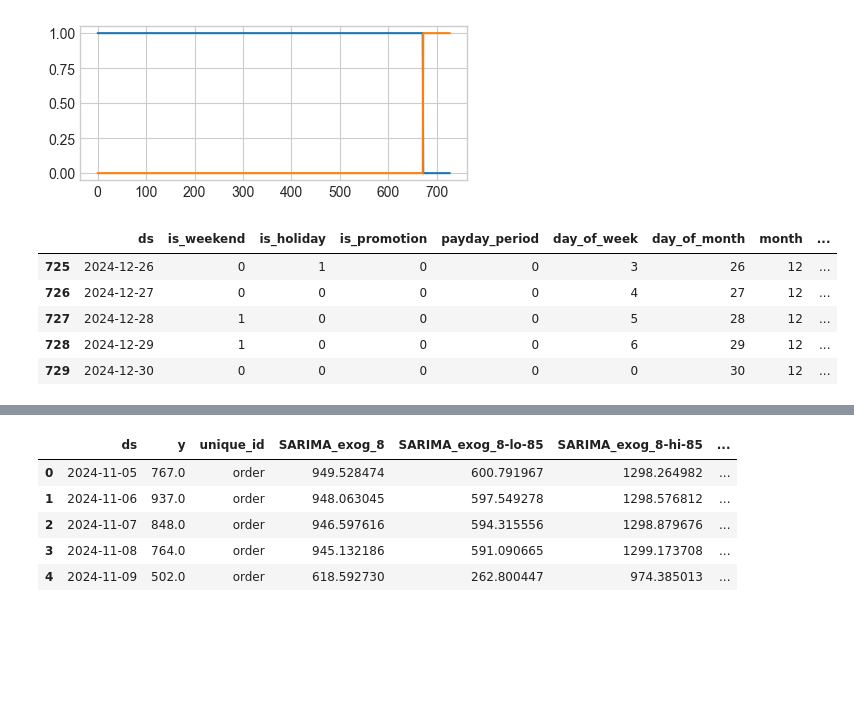
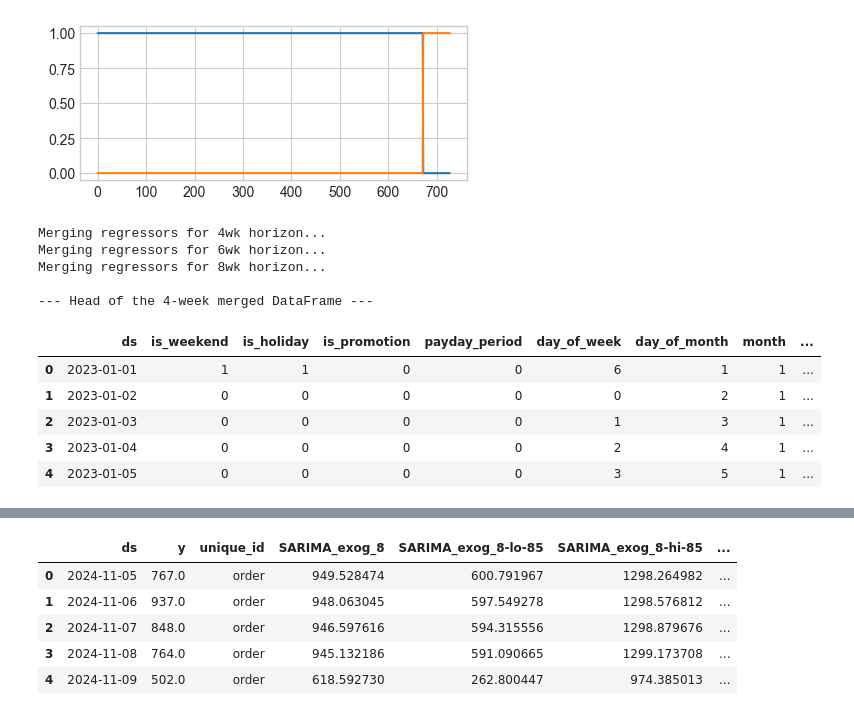
Before and after one commit to traha-89/ecommerce_demand_forecasting, a Jupyter notebook: notebooks/demand_forecasting_analysis.ipynb, the cells around one changed output, grey strips where cells are left out. Drawn from its saved outputs; the diff is of its cells as text; code cells hidden in the pictures; blank space fills up the shorter version.

```diff
--- a/notebooks/demand_forecasting_analysis.ipynb
+++ b/notebooks/demand_forecasting_analysis.ipynb
@@ -1077,28 +1136,43 @@ plt.show()
 # %% [output]
 [figure]
 # %%
-future_with_regressors_4wk = pd.merge(future_4wk, sample[['ds', 'is_weekend', 'is_holiday', 'is_promotion', 'payday_period',
-                                                  'day_of_week','day_of_month','month','quarter','year'
-                                                #   ,'units_sold_7_day_avg','orders_cleaned_7_day_avg'
-                                                # , 'orders_lag_7'
-                                                  ]], on='ds', how='left')
+regressor_cols = [
+    'ds', 'is_weekend', 'is_holiday', 'is_promotion', 'payday_period',
+    'day_of_week', 'day_of_month', 'month', 'quarter', 'year'
+]
 
-future_with_regressors_6wk = pd.merge(future_6wk, sample[['ds', 'is_weekend', 'is_holiday', 'is_promotion', 'payday_period',
-                                                  'day_of_week','day_of_month','month','quarter','year'
-                                                #   ,'units_sold_7_day_avg','orders_cleaned_7_day_avg'
-                                                # , 'orders_lag_7'
-                                                  ]], on='ds', how='left')
+future_dfs = {
+    '4wk': future_4wk,
+    '6wk': future_6wk,
+    '8wk': future_8wk
+}
 
-future_with_regressors_8wk = pd.merge(future_8wk, sample[['ds', 'is_weekend', 'is_holiday', 'is_promotion', 'payday_period',
-                                                  'day_of_week','day_of_month','month','quarter','year'
-                                                #   ,'units_sold_7_day_avg','orders_cleaned_7_day_avg'
-                                                # , 'orders_lag_7'
-                                                  ]], on='ds', how='left')
-future_with_regressors_8wk.tail()
+merged_dfs = {}
+
+for horizon, future_df in future_dfs.items():
+    print(f"Merging regressors for {horizon} horizon...")
+    merged_dfs[horizon] = pd.merge(
+        future_df,
+        sample[regressor_cols],
+        on='ds',
+        how='left'
+    )
+
+future_with_regressors_4wk = merged_dfs['4wk']
+future_with_regressors_6wk = merged_dfs['6wk']
+future_with_regressors_8wk = merged_dfs['8wk']
+
+print("\n--- Head of the 4-week merged DataFrame ---")
+future_with_regressors_4wk.head()
 # %% [output]
+Merging regressors for 4wk horizon...
+Merging regressors for 6wk horizon...
+Merging regressors for 8wk horizon...
+
+--- Head of the 4-week merged DataFrame ---
 |  | ds | is_weekend | is_holiday | is_promotion | payday_period | day_of_week | day_of_month | month | ... |
-| 725 | 2024-12-26 | 0 | 1 | 0 | 0 | 3 | 26 | 12 | ... |
-| 726 | 2024-12-27 | 0 | 0 | 0 | 0 | 4 | 27 | 12 | ... |
-| 727 | 2024-12-28 | 1 | 0 | 0 | 0 | 5 | 28 | 12 | ... |
-| 728 | 2024-12-29 | 1 | 0 | 0 | 0 | 6 | 29 | 12 | ... |
-| 729 | 2024-12-30 | 0 | 0 | 0 | 0 | 0 | 30 | 12 | ... |
+| 0 | 2023-01-01 | 1 | 1 | 0 | 0 | 6 | 1 | 1 | ... |
+| 1 | 2023-01-02 | 0 | 0 | 0 | 0 | 0 | 2 | 1 | ... |
+| 2 | 2023-01-03 | 0 | 0 | 0 | 0 | 1 | 3 | 1 | ... |
+| 3 | 2023-01-04 | 0 | 0 | 0 | 0 | 2 | 4 | 1 | ... |
+| 4 | 2023-01-05 | 0 | 0 | 0 | 0 | 3 | 5 | 1 | ... |
```
Also changed, not shown: parts of 13 cells of this notebook.
